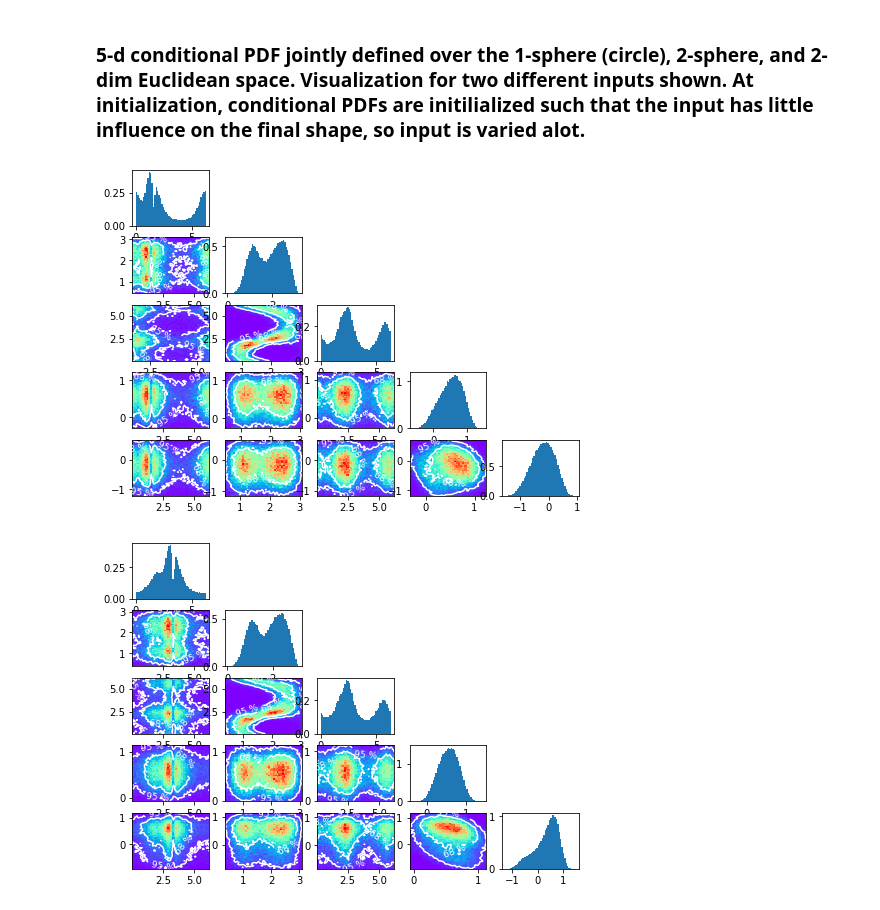
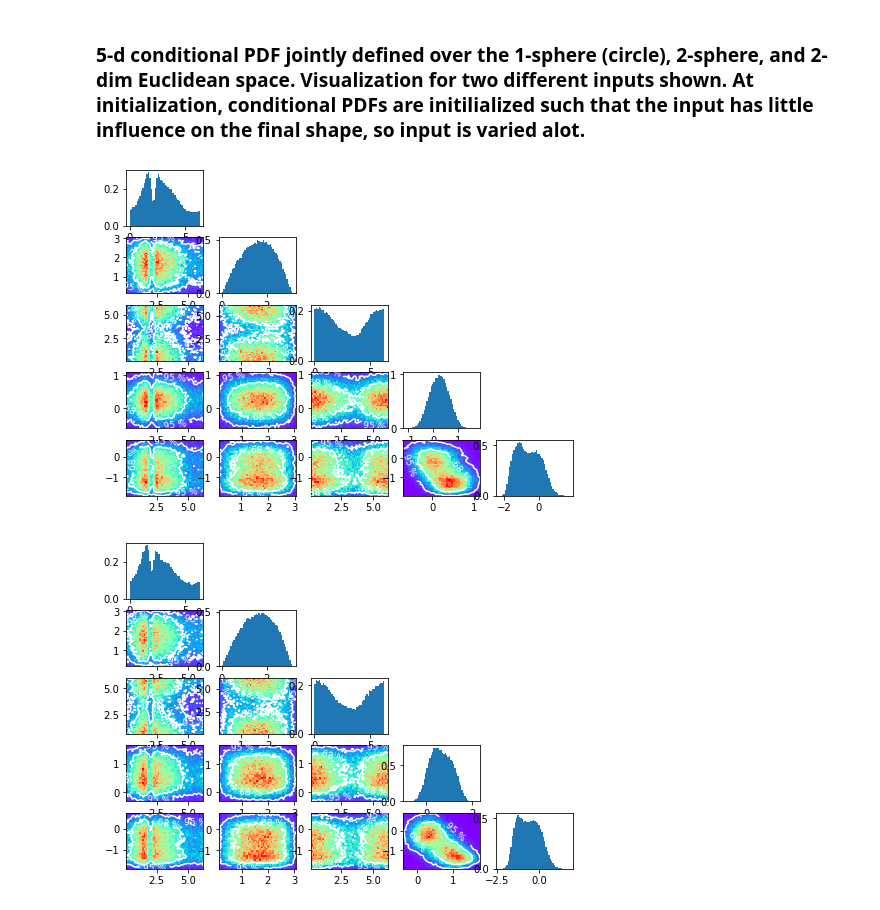
Before and after one commit to thoglu/jammy_flows, a Jupyter notebook: examples/examples.ipynb, the cells around one changed output. Drawn from its saved outputs; the diff is of its cells as text; code cells hidden in the pictures.

```diff
--- a/examples/examples.ipynb
+++ b/examples/examples.ipynb
@@ -52,13 +52,13 @@ Text(0, 0.5, '$\\phi$')
 # %% [markdown]
 ### 5-d conditional PDF jointly defined over the 1-sphere (circle), 2-sphere, and 2-dim Euclidean space. Visualization for two different inputs shown. At initialization, conditional PDFs are initilialized such that the input has little influence on the final shape, so input is varied alot.
 # %%
-fived_pdf=fbase.pdf("s1+s2+e2", "m+n+gggg", conditional_input_dim=2)
+fived_pdf=fbase.pdf("s1+s2+e2", "m+v+gggg", conditional_input_dim=2)
 
 fig=pylab.figure(figsize=(8,6))
 _, _=helper_fns.visualize_pdf(fived_pdf,fig,nsamples=100000, conditional_input=torch.Tensor([1.0,2.0]).type(torch.float64).unsqueeze(0) )
 
 fig=pylab.figure(figsize=(8,6))
 _, _=helper_fns.visualize_pdf(fived_pdf,fig,nsamples=100000, conditional_input=torch.Tensor([10000.0,10000.0]).type(torch.float64).unsqueeze(0) )
 # %% [output]
-[figure, old version]
+[figure, new version]
-[figure, old version]
+[figure, new version]
```
Also changed, not shown: parts of 1 cell of this notebook.
